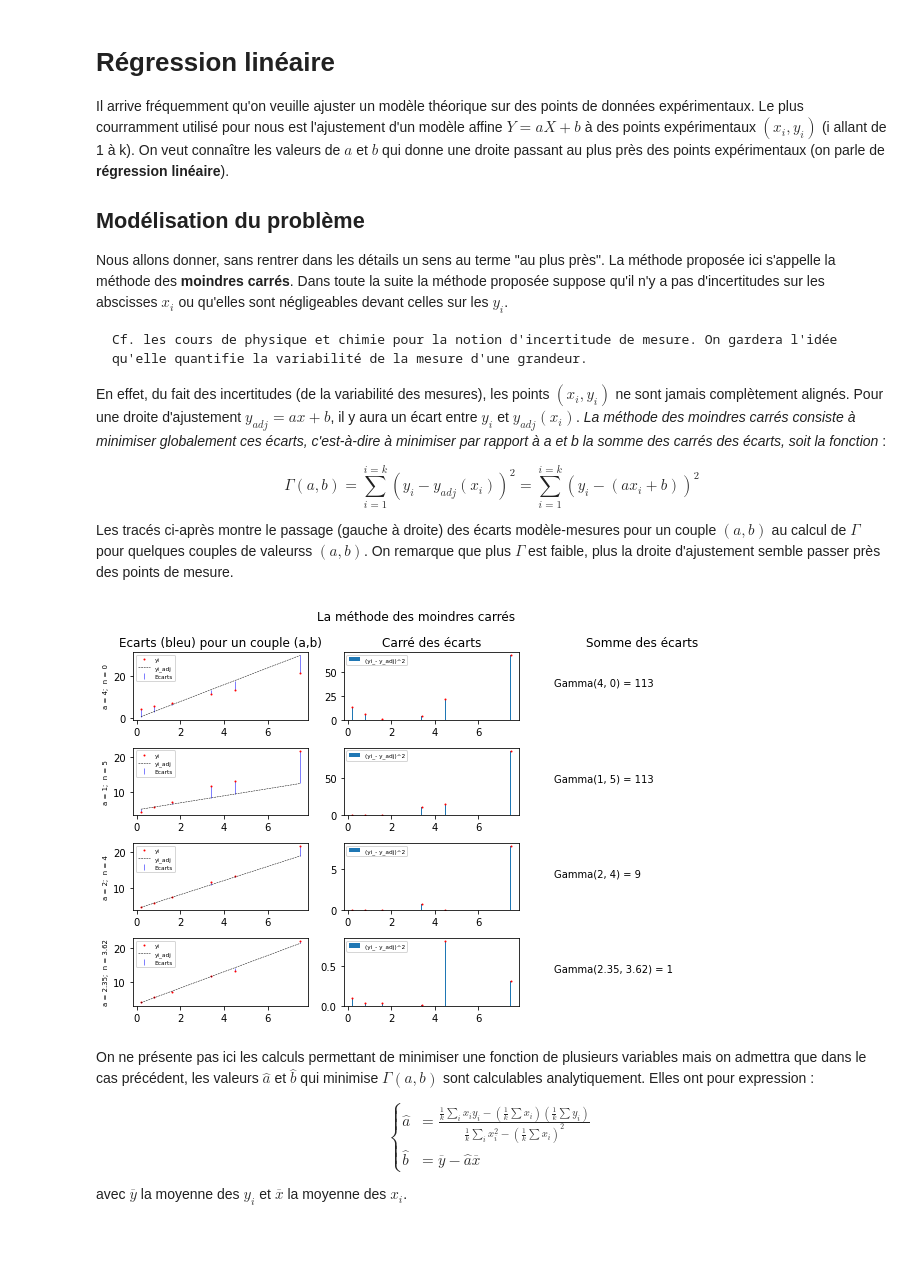
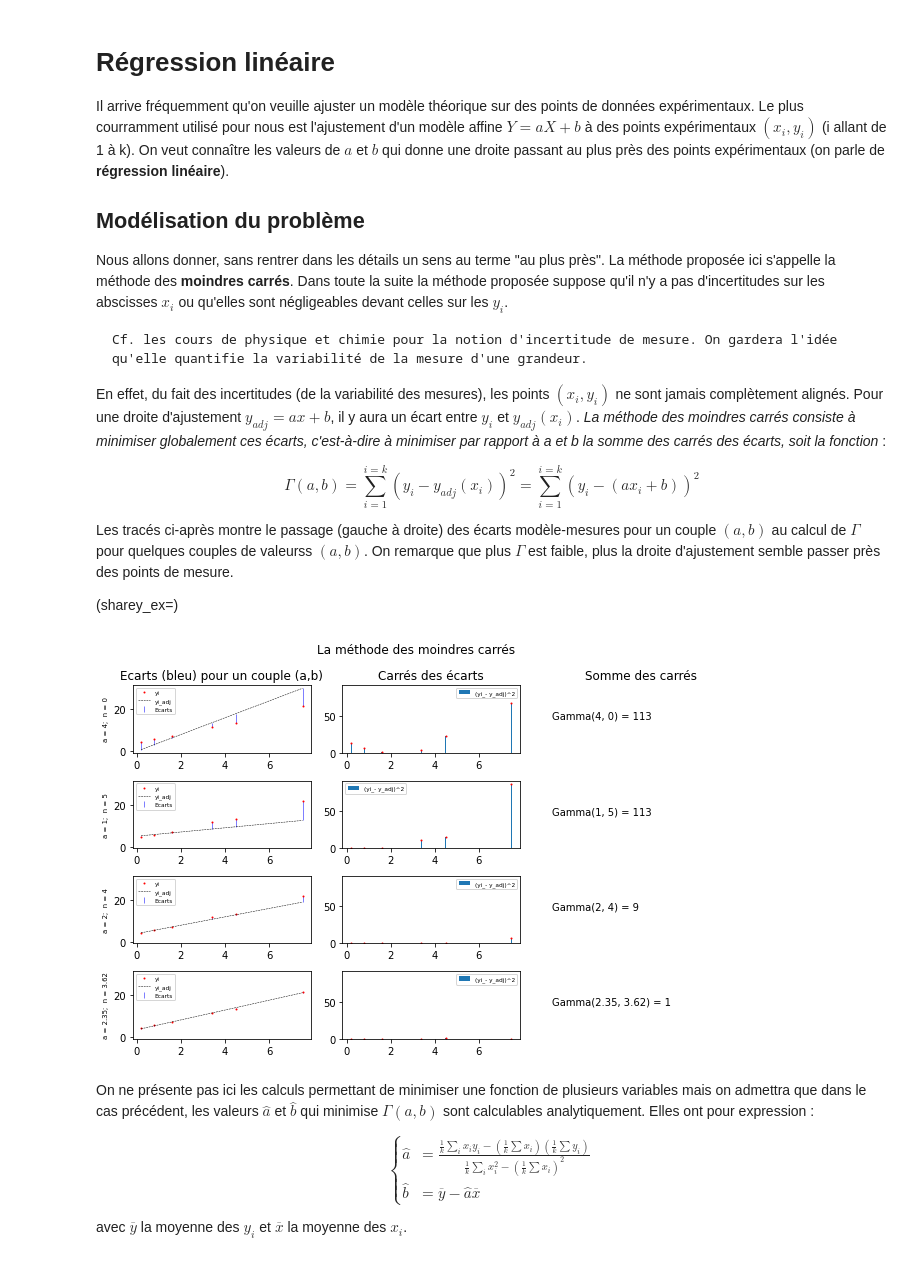
Before and after one commit to pcsi3physiquestan/intro_python, a Jupyter notebook: _sources/notebook/np_polyfit.ipynb, the cells around one changed output. Cells and saved outputs as stored; diff of their text form; code cells hidden in the pictures.

```diff
--- a/_sources/notebook/np_polyfit.ipynb
+++ b/_sources/notebook/np_polyfit.ipynb
@@ -18,6 +18,8 @@ $$
 $$
 
 Les tracés ci-après montre le passage (gauche à droite) des écarts modèle-mesures pour un couple $(a,b)$ au calcul de $\Gamma$ pour quelques couples de valeurss $(a,b)$. On remarque que plus $\Gamma$ est faible, plus la droite d'ajustement semble passer près des points de mesure.
+
+(sharey_ex=)
 # %%
 import numpy as np
 import matplotlib.pyplot as plt
@@ -27,37 +29,37 @@ yi = np.array([4.4, 5.7, 7.2, 11.7, 13.3, 21.8])
 
 a = [4, 1, 2, 2.35]
 b = [0, 5, 4, 3.62]
 
 
-f, ax = plt.subplots(4, 3, figsize=(9, 6))
+f, ax = plt.subplots(4, 3, figsize=(9, 6), sharey='col')
 f.suptitle("La méthode des moindres carrés")
 ax[0, 0].set_title("Ecarts (bleu) pour un couple (a,b)")
-ax[0, 1].set_title("Carré des écarts")
-ax[0, 2].set_title("Somme des écarts")
+ax[0, 1].set_title("Carrés des écarts")
+ax[0, 2].set_title("Somme des carrés")
 
 for i in range(len(a)):
     ax[i, 0].set_ylabel("a = {};  n = {}".format(a[i], b[i]), fontsize='x-small')
     ax[i, 0].plot(xi, yi, marker='o', markersize=1, color='red', linestyle='', label='yi')
     yi_adj = a[i] * xi + b[i]
     ecm = (yi + yi_adj) / 2
     ecu = np.abs(yi - yi_adj) / 2
     ax[i, 0].plot(xi, yi_adj, color='black', linestyle='--', linewidth=0.5, label='yi_adj')
     ax[i, 0].errorbar(xi, ecm, yerr=ecu, color='blue', linestyle='', label="Ecarts", linewidth=0.5)
     ax[i, 0].legend(fontsize='xx-small')
 
     en = (yi - yi_adj) ** 2
     ax[i, 1].plot(xi, en, linestyle='', marker='o', markersize=1, color="red")
     ax[i, 1].bar(xi, en, width=.05, label="(yi_- y_adj)^2")
     ax[i, 1].legend(fontsize='xx-small')
 
     Gamma = ((yi - (a[i] * xi + b [i])) ** 2).sum()
     ax[i, 2].set_axis_off()
     ax[i, 2].text(0, 0.5, "Gamma({}, {}) = {:.0f}".format(a[i], b[i], Gamma))
 
 f.tight_layout()
 plt.show()
 # %% [output]
-[figure, old version]
+[figure, new version]
 # %% [markdown]
 On ne présente pas ici les calculs permettant de minimiser une fonction de plusieurs variables mais on admettra que dans le cas précédent, les valeurs $\hat a$ et $\hat b$ qui minimise $\Gamma(a,b)$ sont calculables analytiquement. Elles ont pour expression :
 
```
Also changed, not shown: 28 other files.
